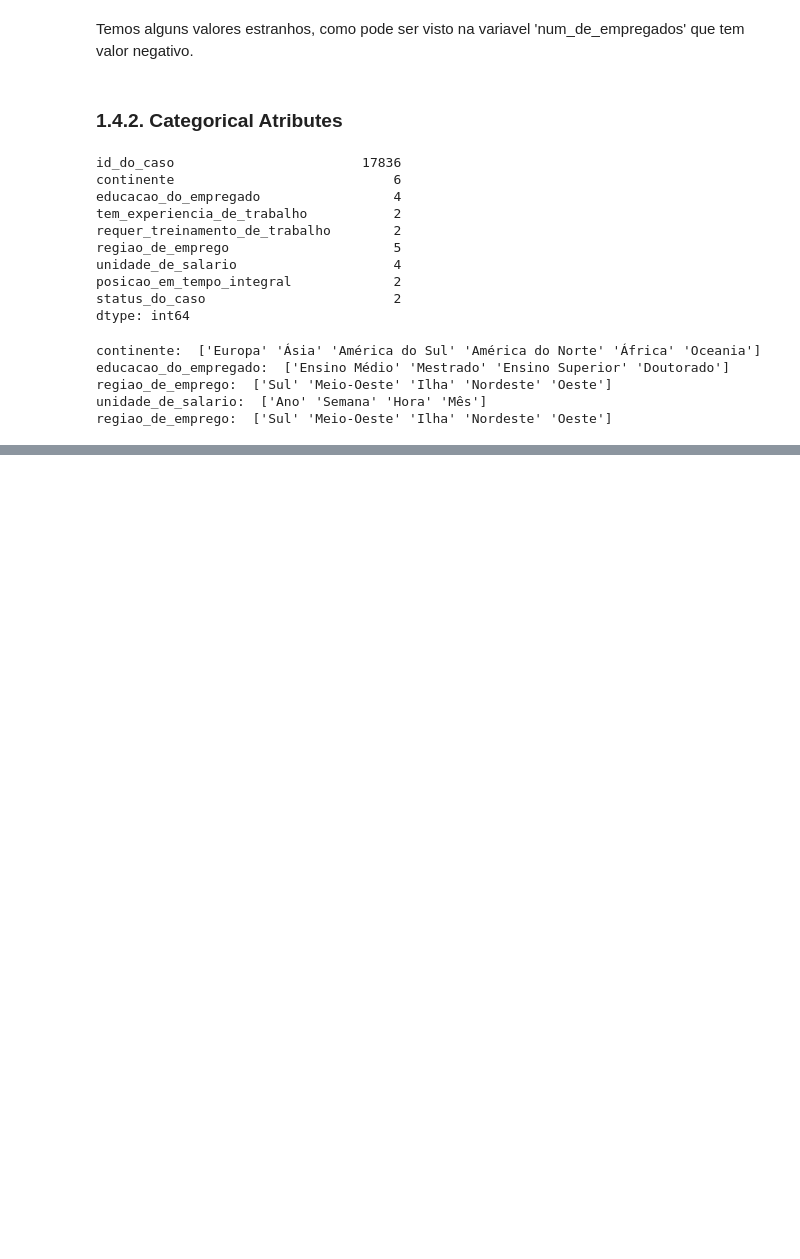
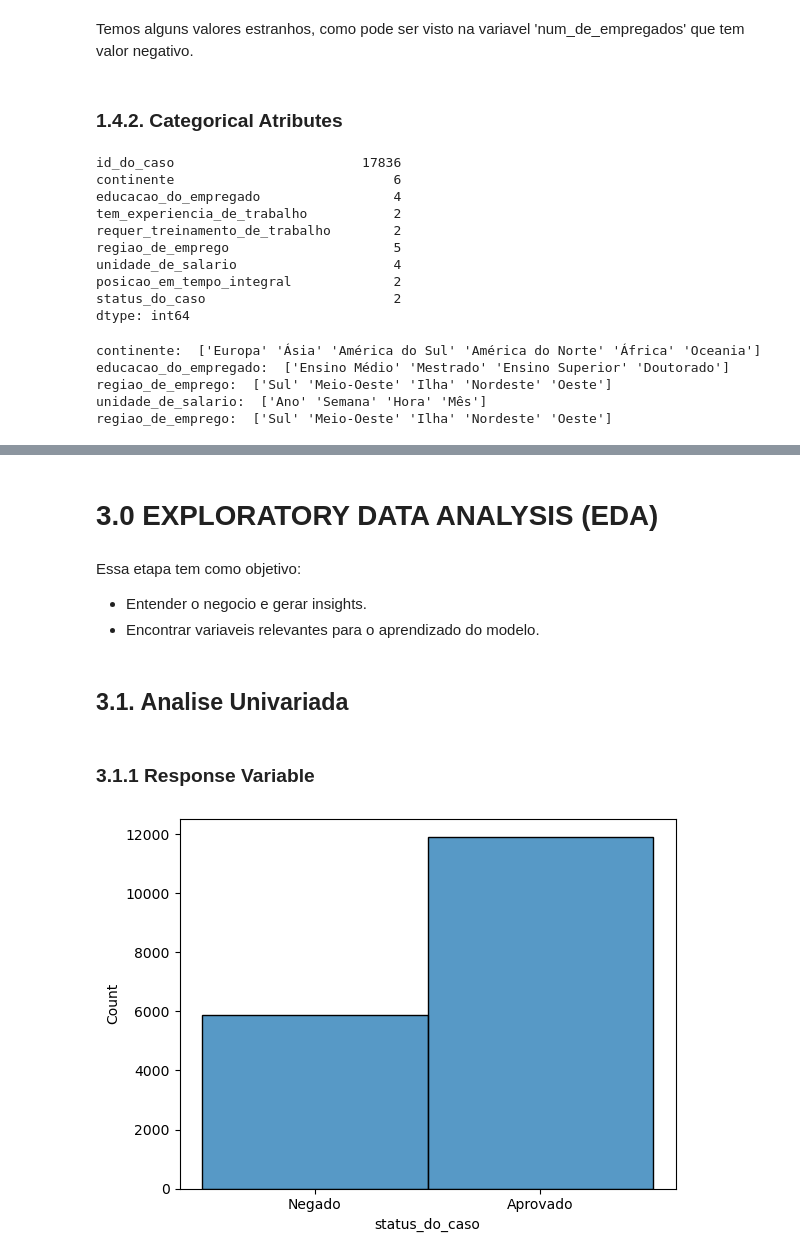
Before and after one commit to leoalvessantana/ML-Olympiad-Vistos-Classification, a Jupyter notebook: vistos_classification.ipynb, the cells around one changed output, grey strips where cells are left out. Drawn from its saved outputs; the diff is of its cells as text; code cells hidden in the pictures; blank space fills up the shorter version.

Commit message:
variables filtering, EDA, data preparation and split dataframe into training and test finished

```diff
--- a/vistos_classification.ipynb
+++ b/vistos_classification.ipynb
@@ -169,0 +162,2 @@ Hipoteses
+# %%
+df2 = df2[df2['num_de_empregados'] > 0.0]
@@ -169,0 +168,16 @@ Hipoteses
+# %% [markdown]
+# 3.0 EXPLORATORY DATA ANALYSIS (EDA)
+# %% [markdown]
+Essa etapa tem como objetivo:
+* Entender o negocio e gerar insights.
+* Encontrar variaveis relevantes para o aprendizado do modelo.
+# %%
+df3 = df2.copy()
+# %% [markdown]
+## 3.1. Analise Univariada
+# %% [markdown]
+### 3.1.1 Response Variable
+# %%
+sns.histplot(data=df3, x='status_do_caso');
+# %% [output]
+[figure, added]
```
Also changed, not shown: parts of 50 cells of this notebook, 1 other file.
